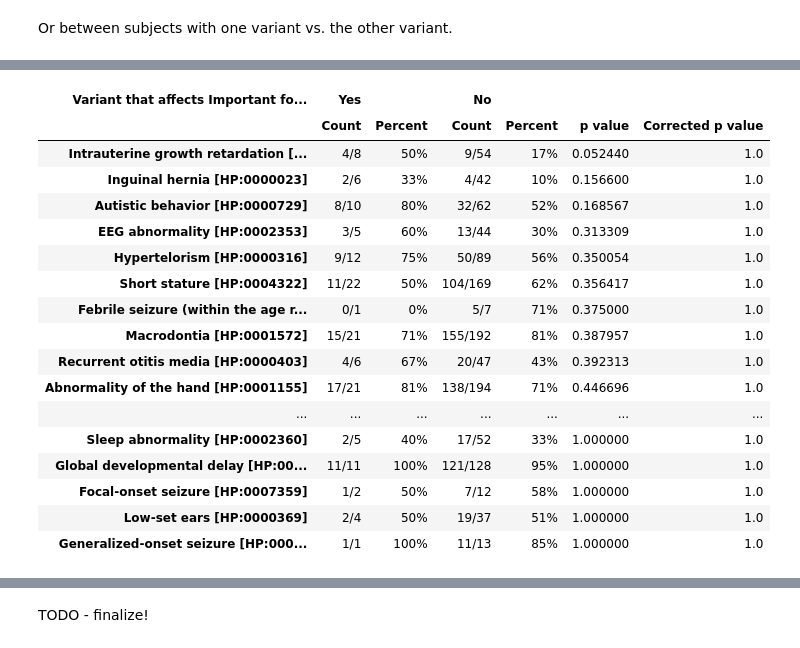
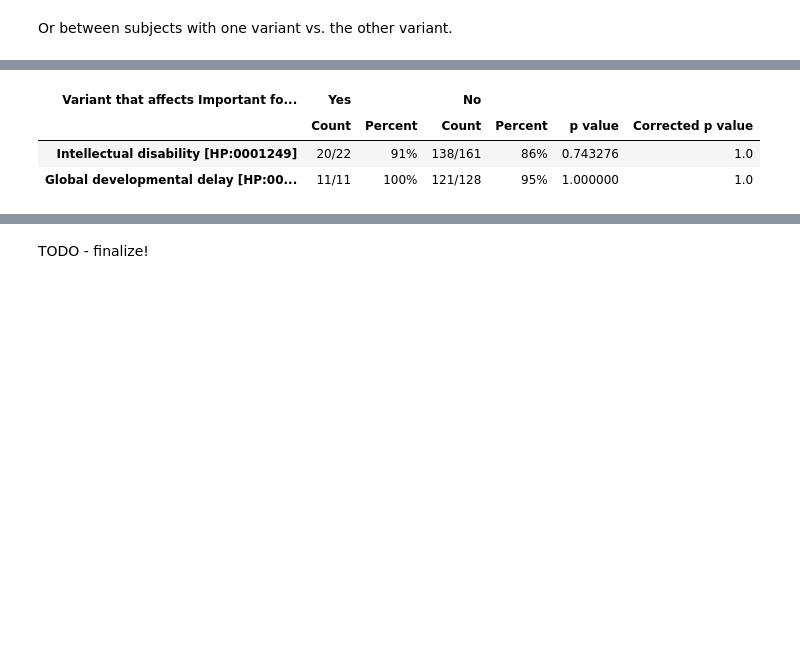
Before and after one commit to monarch-initiative/gpsea, a Jupyter notebook: notebooks/ANKRD11/KBG.ipynb, the cells around one changed output, grey strips where cells are left out. Saved outputs shown, nothing was run; the diff lists cells and outputs as text; code cells hidden in the pictures; blank space fills up the shorter version.

```diff
--- a/notebooks/ANKRD11/KBG.ipynb
+++ b/notebooks/ANKRD11/KBG.ipynb
@@ -186,7 +187,7 @@ frameshift.summarize(hpo, PatientCategories.YES)
 # %%
 analysis_config = CohortAnalysisConfiguration()
 analysis_config.missing_implies_excluded = False
-analysis_config.min_perc_patients_w_hpo = 0.1
+analysis_config.min_perc_patients_w_hpo = 0.2
 terms_to_test = {"HP:0001249", "HP:0001263"} # Intellectual disability HP:0001249 and Global developmental delay HP:0001263
 analysis_config.specify_terms_strategy(specified_term_set=terms_to_test)
 analysis = configure_cohort_analysis(cohort, hpo, config=analysis_config)
@@ -267,23 +238,16 @@ var_double.summarize(hpo, PatientCategories.YES)
 # %%
-prot_test = analysis.compare_by_protein_feature('Important for protein degradation', tx_id)
+from genophenocorr.analysis import configure_default_protein_metadata_service
+from genophenocorr.analysis.predicate.genotype import ProteinPredicates
+
+protein_metadata_service = configure_default_protein_metadata_service()
+pp = ProteinPredicates(protein_metadata_service=protein_metadata_service)
+predicate = pp.protein_feature('Important for protein degradation', tx_id)
+
+prot_test = analysis.compare_hpo_vs_genotype(predicate)
 prot_test.summarize(hpo,PatientCategories.YES)
 # %% [output]
 | Variant that affects Important fo... | Yes |  | No |  |  |  |
 |  | Count | Percent | Count | Percent | p value | Corrected p value |
-| Intrauterine growth retardation [... | 4/8 | 50% | 9/54 | 17% | 0.052440 | 1.0 |
-| Inguinal hernia [HP:0000023] | 2/6 | 33% | 4/42 | 10% | 0.156600 | 1.0 |
-| Autistic behavior [HP:0000729] | 8/10 | 80% | 32/62 | 52% | 0.168567 | 1.0 |
-| EEG abnormality [HP:0002353] | 3/5 | 60% | 13/44 | 30% | 0.313309 | 1.0 |
-| Hypertelorism [HP:0000316] | 9/12 | 75% | 50/89 | 56% | 0.350054 | 1.0 |
-| Short stature [HP:0004322] | 11/22 | 50% | 104/169 | 62% | 0.356417 | 1.0 |
-| Febrile seizure (within the age r... | 0/1 | 0% | 5/7 | 71% | 0.375000 | 1.0 |
-| Macrodontia [HP:0001572] | 15/21 | 71% | 155/192 | 81% | 0.387957 | 1.0 |
-| Recurrent otitis media [HP:0000403] | 4/6 | 67% | 20/47 | 43% | 0.392313 | 1.0 |
-| Abnormality of the hand [HP:0001155] | 17/21 | 81% | 138/194 | 71% | 0.446696 | 1.0 |
-| ... | ... | ... | ... | ... | ... | ... |
-| Sleep abnormality [HP:0002360] | 2/5 | 40% | 17/52 | 33% | 1.000000 | 1.0 |
+| Intellectual disability [HP:0001249] | 20/22 | 91% | 138/161 | 86% | 0.743276 | 1.0 |
 | Global developmental delay [HP:00... | 11/11 | 100% | 121/128 | 95% | 1.000000 | 1.0 |
-| Focal-onset seizure [HP:0007359] | 1/2 | 50% | 7/12 | 58% | 1.000000 | 1.0 |
-| Low-set ears [HP:0000369] | 2/4 | 50% | 19/37 | 51% | 1.000000 | 1.0 |
-| Generalized-onset seizure [HP:000... | 1/1 | 100% | 11/13 | 85% | 1.000000 | 1.0 |
 # %%
```
Also changed, not shown: parts of 12 cells of this notebook.
